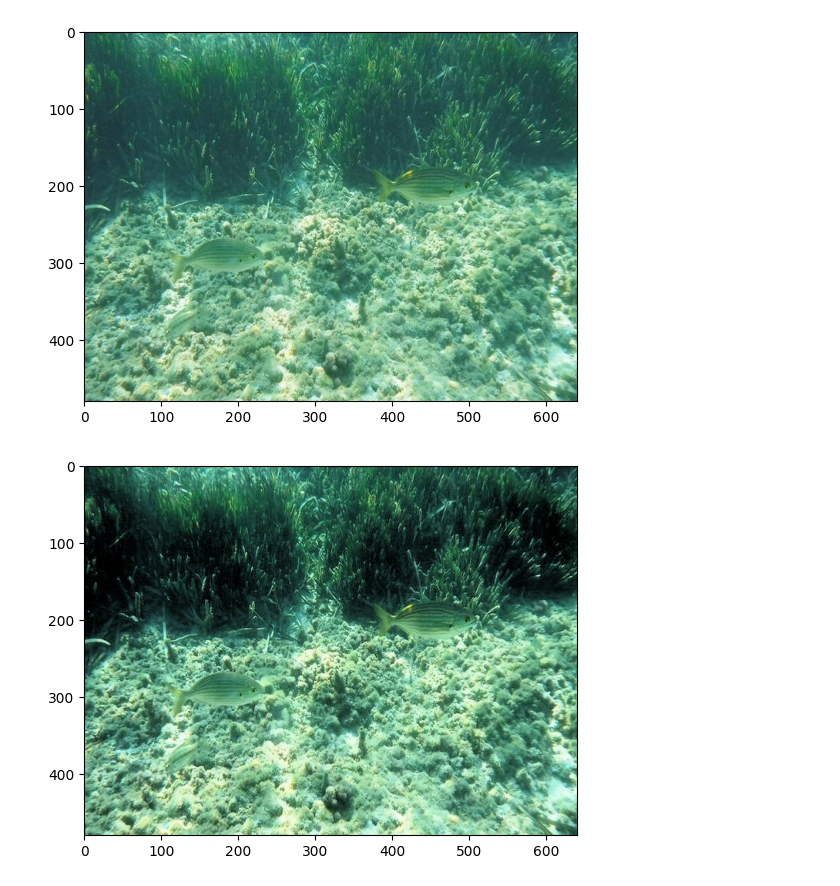
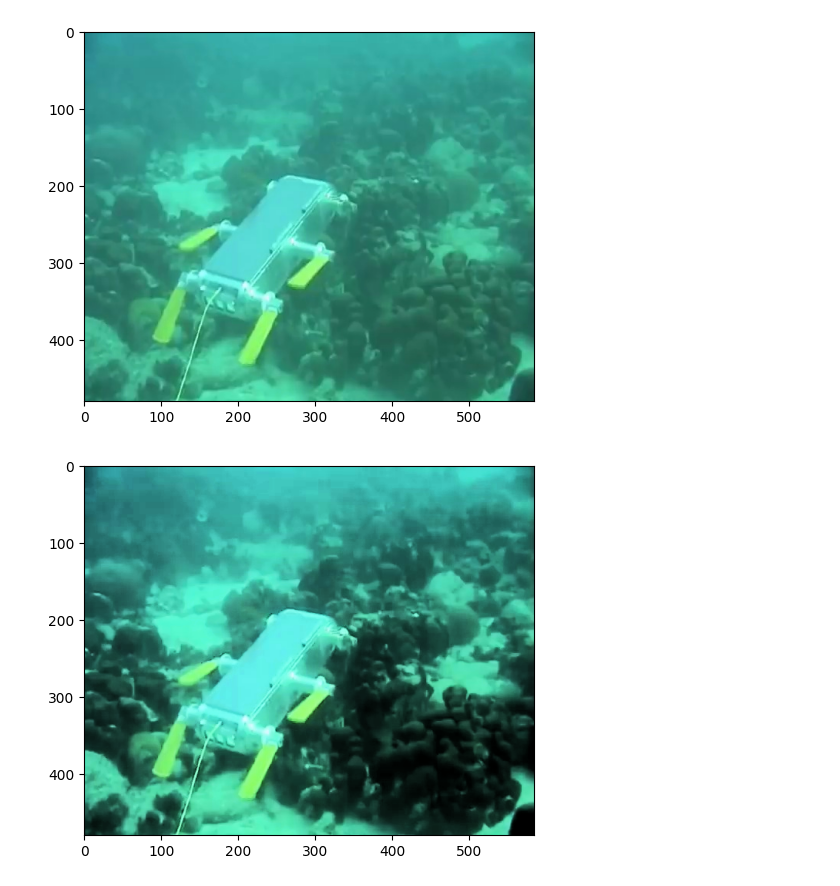
Before and after one commit to rahim-khan-iitg/underwater-image-enhancement, a Jupyter notebook: code/supporting.ipynb, the cells around one changed output. Saved outputs shown, nothing was run; the diff lists cells and outputs as text; code cells hidden in the pictures.

```diff
--- a/code/supporting.ipynb
+++ b/code/supporting.ipynb
@@ -123,25 +123,25 @@ def adaptive_histogram_equalization(image, window_size=10, clip_limit=5.0):
 # %%
 
 # Example usage:
 # Load an image
-image =cv2.imread('./images/d_r_144_.jpg')
+image =cv2.imread('../images/d_r_160_.jpg')
 image=cv2.cvtColor(image,cv2.COLOR_BGR2HSV)
 h,s,v=cv2.split(image)
 
 # Apply adaptive histogram equalization
-result_image = clahe(v,clip_limit=5,tile_size=v.shape[0])
+result_image = clahe(v,clip_limit=5,tile_size=v.shape[1])
 corrected_image=cv2.merge([h,s,result_image])
 
 # Display the original and equalized images
 # cv2.imshow('Original Image', image)
 plt.imshow(cv2.cvtColor(image,cv2.COLOR_HSV2RGB))
 plt.show()
 # cv2.imshow('Equalized Image', result_image)
 plt.imshow(cv2.cvtColor(corrected_image,cv2.COLOR_HSV2RGB))
 plt.show()
 # cv2.waitKey(0)
 # cv2.destroyAllWindows()
 # %% [output]
-[figure, old version]
+[figure, new version]
-[figure, old version]
+[figure, new version]
 # %%
```
Also changed, not shown: parts of 6 cells of this notebook, 4 other files.
